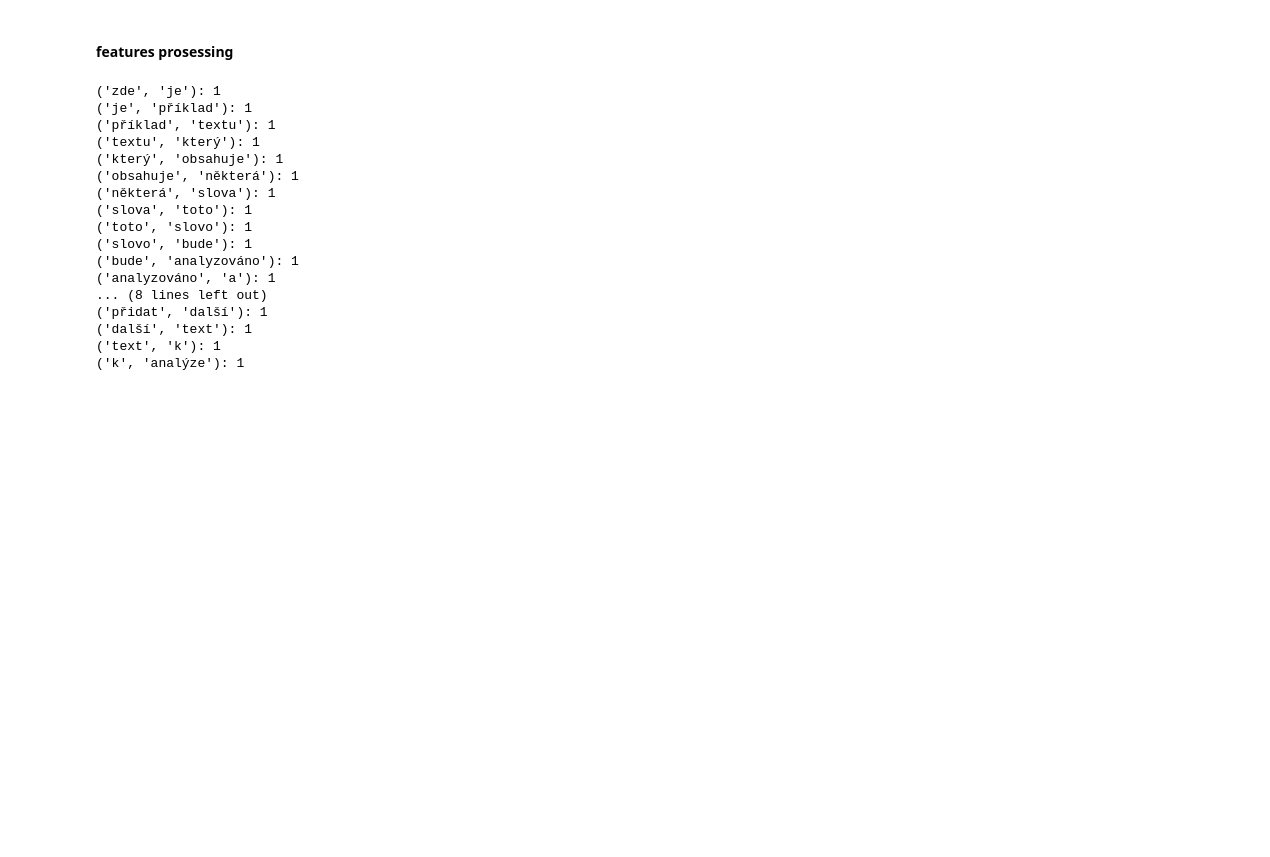
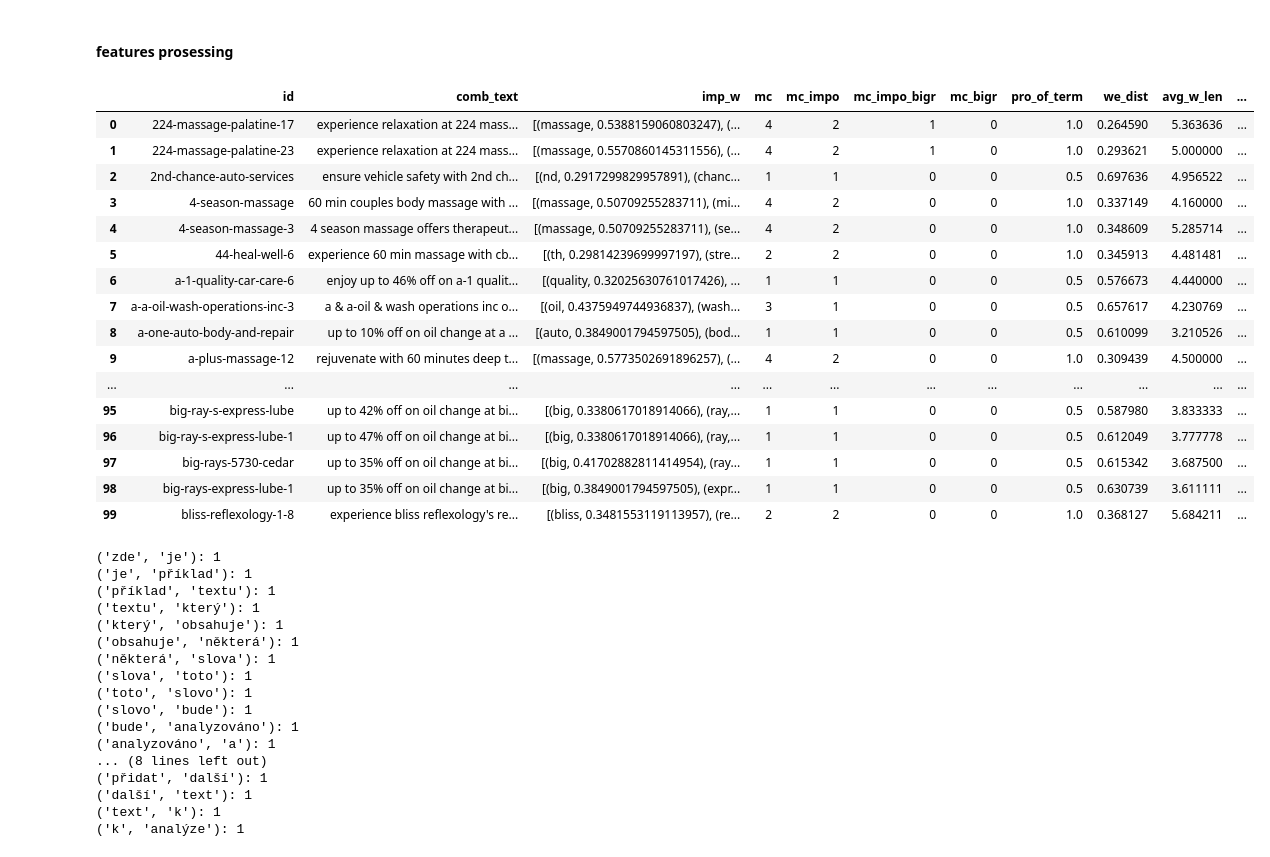
Before and after one commit to zphilippcz/research, a Jupyter notebook: relevance/search_annotation_data.ipynb, the cells around one changed output. Cells and saved outputs as stored; diff of their text form; code cells hidden in the pictures; blank space fills up the shorter version.

```diff
--- a/relevance/search_annotation_data.ipynb
+++ b/relevance/search_annotation_data.ipynb
@@ -132,19 +132,37 @@ See the caveats in the documentation: https://pandas.pydata.org/pandas-docs/stab
 # %%
 query_terms = ['oil', 'massage']
 q_bigrams = ['massage oil', 'oil massage']
 
-average_query_length = average_word_length(" ".join(query_terms))
-deals_df['important_words'] = deals_df['combined_text'].apply(get_important_words)
-deals_df['matching_count_important'] = deals_df['important_words'].apply(lambda row: count_matching_words(query_terms, row))
-deals_df['matching_count_important_bigrams'] = deals_df['important_words'].apply(lambda row: count_matching_words(q_bigrams, row))
-deals_df['matching_count'] = deals_df['combined_text'].apply(lambda row: count_word_occurrences(query_terms, row))
-deals_df['matching_count_bigram'] = deals_df['combined_text'].apply(lambda row: count_word_occurrences(q_bigrams, row))
-deals_df['proportion_of_key_terms'] = deals_df['combined_text'].apply(lambda row: proportion_of_key_terms(query_terms, row))
-deals_df['word_embeding_distance'] = deals_df['combined_text'].apply(lambda row: calculate_distance(query_terms, row))
-deals_df['average_word_lengths'] = deals_df['combined_text'].apply(average_word_length)
-deals_df['average_word_query_lengths'] = average_query_length
+average_query_length = average_word_length(" ".join(query_terms))                                                 # proporcionality of search term
+deals_df['mc'] = deals_df['comb_text'].apply(lambda row: count_word_occurrences(query_terms, row))                # simple match count of query x text
+deals_df['imp_w'] = deals_df['comb_text'].apply(get_important_words)                                              # match count query x text
+deals_df['mc_impo'] = deals_df['imp_w'].apply(lambda row: count_matching_words(query_terms, row))                 # match count query x important unigrams and bigrams
+deals_df['mc_impo_bigr'] = deals_df['imp_w'].apply(lambda row: count_matching_words(q_bigrams, row))              # match count query bigrams x important unigrams and bigrams
+deals_df['mc_bigr'] = deals_df['comb_text'].apply(lambda row: count_word_occurrences(q_bigrams, row))             # match count query bigrams x text
+deals_df['pro_of_term'] = deals_df['comb_text'].apply(lambda row: proportion_of_key_terms(query_terms, row))      # proporcionality of text
+deals_df['we_dist'] = deals_df['comb_text'].apply(lambda row: calculate_distance(query_terms, row))               # word embedings cos distance
+deals_df['avg_w_len'] = deals_df['comb_text'].apply(average_word_length)                                          # average word length
+deals_df['avg_q_len'] = average_query_length                                                                      # average query length
 
 deals_df.head(100)
+# %% [output]
+|  | id | comb_text | imp_w | mc | mc_impo | mc_impo_bigr | mc_bigr | pro_of_term | we_dist | avg_w_len | ... |
+| 0 | 224-massage-palatine-17 | experience relaxation at 224 mass... | [(massage, 0.5388159060803247), (... | 4 | 2 | 1 | 0 | 1.0 | 0.264590 | 5.363636 | ... |
+| 1 | 224-massage-palatine-23 | experience relaxation at 224 mass... | [(massage, 0.5570860145311556), (... | 4 | 2 | 1 | 0 | 1.0 | 0.293621 | 5.000000 | ... |
+| 2 | 2nd-chance-auto-services | ensure vehicle safety with 2nd ch... | [(nd, 0.2917299829957891), (chanc... | 1 | 1 | 0 | 0 | 0.5 | 0.697636 | 4.956522 | ... |
+| 3 | 4-season-massage | 60 min couples body massage with ... | [(massage, 0.50709255283711), (mi... | 4 | 2 | 0 | 0 | 1.0 | 0.337149 | 4.160000 | ... |
+| 4 | 4-season-massage-3 | 4 season massage offers therapeut... | [(massage, 0.50709255283711), (se... | 4 | 2 | 0 | 0 | 1.0 | 0.348609 | 5.285714 | ... |
+| 5 | 44-heal-well-6 | experience 60 min massage with cb... | [(th, 0.29814239699997197), (stre... | 2 | 2 | 0 | 0 | 1.0 | 0.345913 | 4.481481 | ... |
+| 6 | a-1-quality-car-care-6 | enjoy up to 46% off on a-1 qualit... | [(quality, 0.32025630761017426), ... | 1 | 1 | 0 | 0 | 0.5 | 0.576673 | 4.440000 | ... |
+| 7 | a-a-oil-wash-operations-inc-3 | a & a-oil & wash operations inc o... | [(oil, 0.4375949744936837), (wash... | 3 | 1 | 0 | 0 | 0.5 | 0.657617 | 4.230769 | ... |
+| 8 | a-one-auto-body-and-repair | up to 10% off on oil change at a ... | [(auto, 0.3849001794597505), (bod... | 1 | 1 | 0 | 0 | 0.5 | 0.610099 | 3.210526 | ... |
+| 9 | a-plus-massage-12 | rejuvenate with 60 minutes deep t... | [(massage, 0.5773502691896257), (... | 4 | 2 | 0 | 0 | 1.0 | 0.309439 | 4.500000 | ... |
+| ... | ... | ... | ... | ... | ... | ... | ... | ... | ... | ... | ... |
+| 95 | big-ray-s-express-lube | up to 42% off on oil change at bi... | [(big, 0.3380617018914066), (ray,... | 1 | 1 | 0 | 0 | 0.5 | 0.587980 | 3.833333 | ... |
+| 96 | big-ray-s-express-lube-1 | up to 47% off on oil change at bi... | [(big, 0.3380617018914066), (ray,... | 1 | 1 | 0 | 0 | 0.5 | 0.612049 | 3.777778 | ... |
+| 97 | big-rays-5730-cedar | up to 35% off on oil change at bi... | [(big, 0.41702882811414954), (ray... | 1 | 1 | 0 | 0 | 0.5 | 0.615342 | 3.687500 | ... |
+| 98 | big-rays-express-lube-1 | up to 35% off on oil change at bi... | [(big, 0.3849001794597505), (expr... | 1 | 1 | 0 | 0 | 0.5 | 0.630739 | 3.611111 | ... |
+| 99 | bliss-reflexology-1-8 | experience bliss reflexology's re... | [(bliss, 0.3481553119113957), (re... | 2 | 2 | 0 | 0 | 1.0 | 0.368127 | 5.684211 | ... |
 # %%
 # %% [output]
 ('zde', 'je'): 1
```
Also changed, not shown: parts of 1 cell of this notebook, 5 other files.
